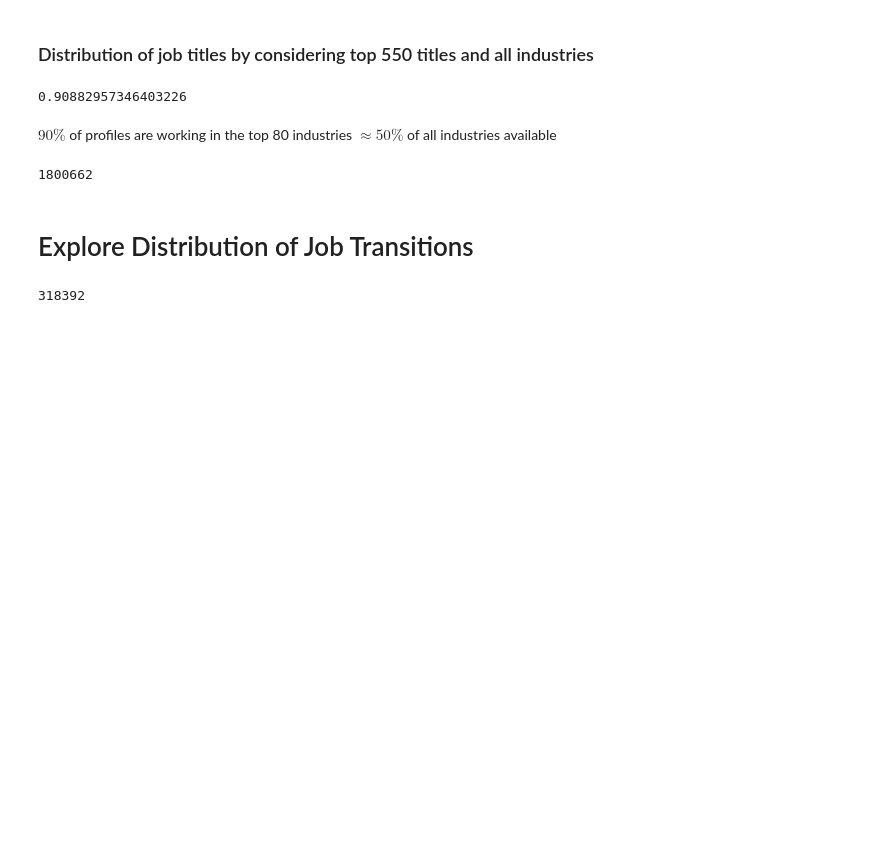
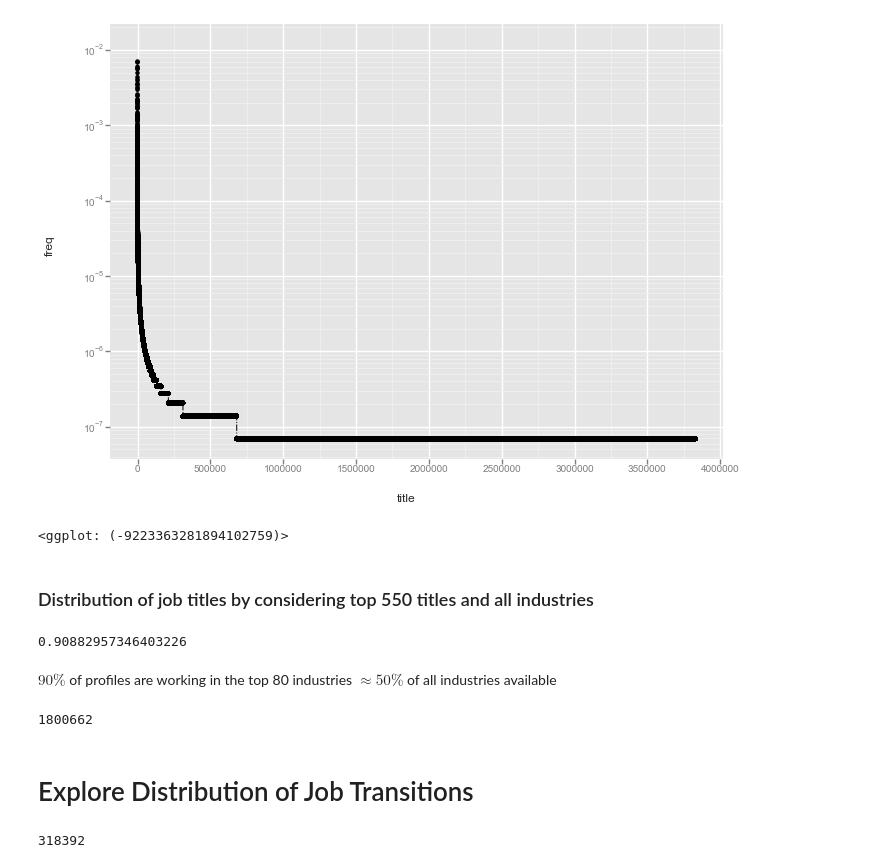
Before and after one commit to zaksoliman/career_prediction, a Jupyter notebook: notebooks/Workbench.ipynb, the cells around one changed output. Drawn from its saved outputs; the diff is of its cells as text; code cells hidden in the pictures; blank space fills up the shorter version.

```diff
--- a/notebooks/Workbench.ipynb
+++ b/notebooks/Workbench.ipynb
@@ -34,3 +63,8 @@ func_counts = df.transformed.value_counts(normalize=True)
+# %%
+ggplot(aes(x='title', y='freq'), data=df) + geom_point() + geom_line(aes(linetype='dashdot')) + scale_y_log(base=10)
+# %% [output]
+[figure, added]
+<ggplot: (-9223363281894102759)>
 # %%
 all_ids = df._id.unique()
 bad_ids = df[~df.transformed.isin(func_counts.index[:550])]._id.unique()
```
Also changed, not shown: parts of 40 cells of this notebook, 10 other files.
